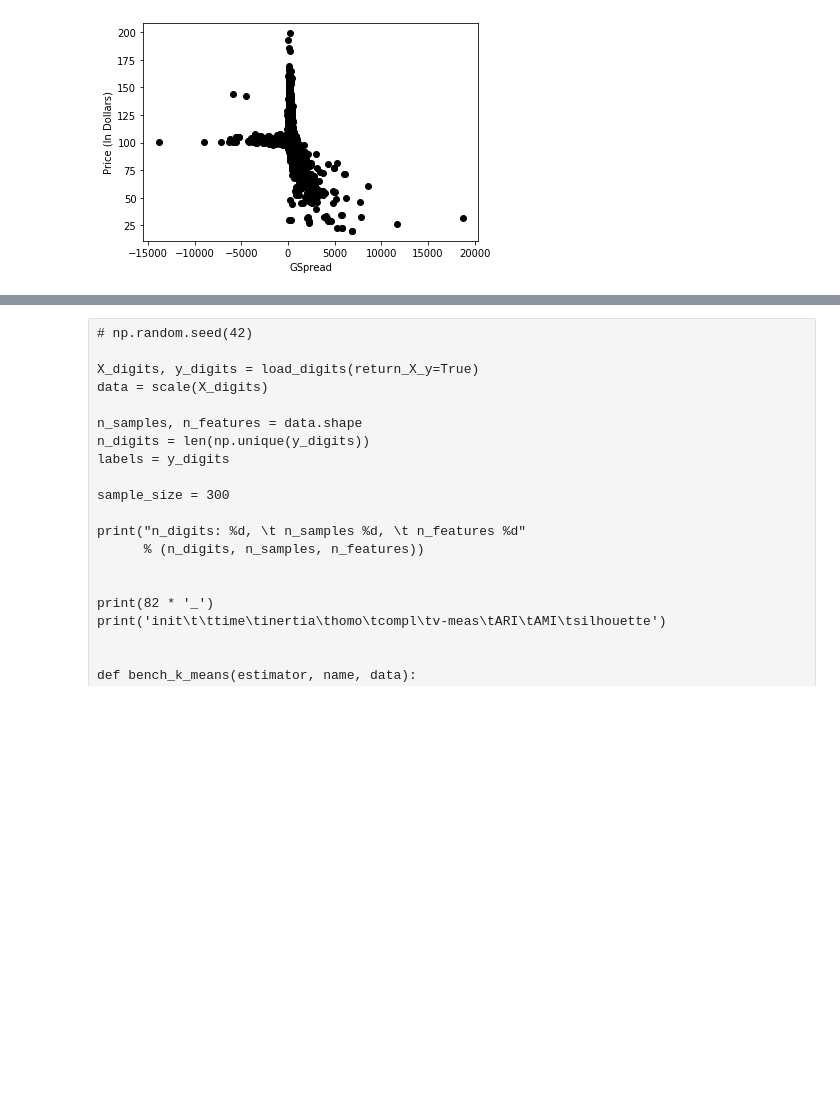
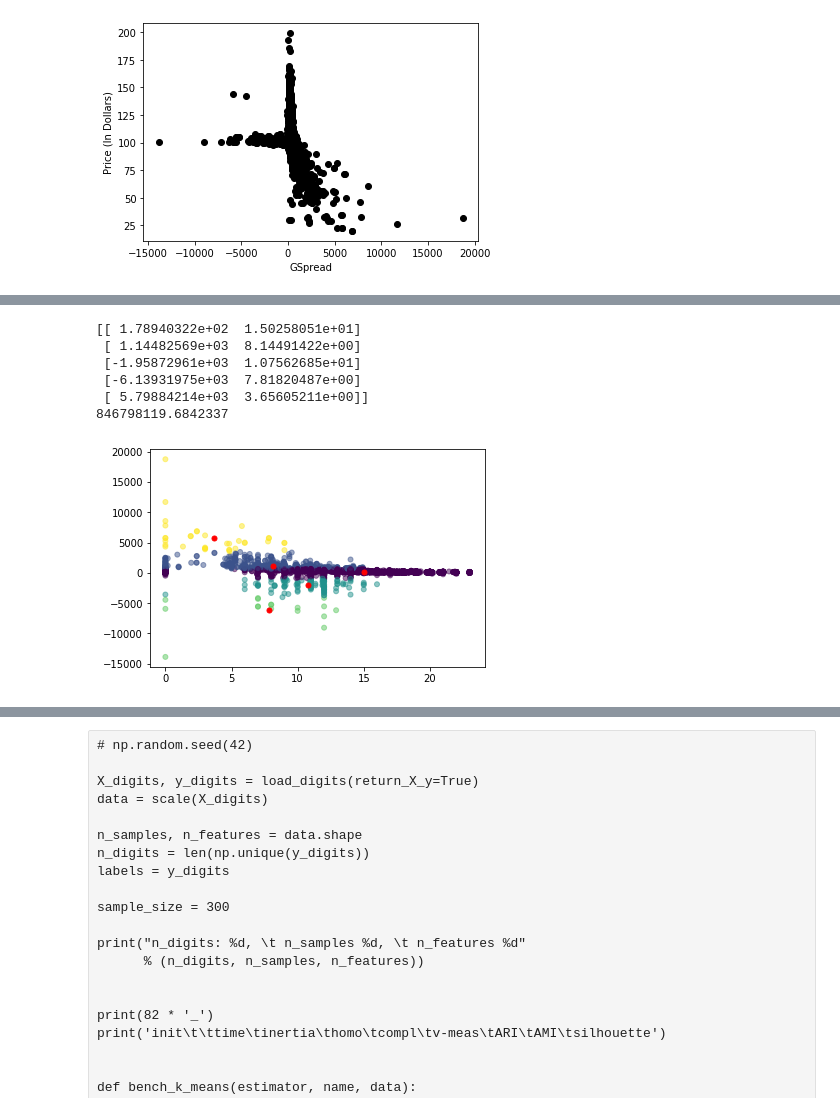
Before and after one commit to caopuzheng/queens_capstone, a Jupyter notebook: Capstone_Pre-processing_Clustering.ipynb, the cells around one changed output, grey strips where cells are left out. Cells and saved outputs as stored; diff of their text form; code cells hidden in the pictures; blank space fills up the shorter version.

```diff
--- a/Capstone_Pre-processing_Clustering.ipynb
+++ b/Capstone_Pre-processing_Clustering.ipynb
@@ -180,0 +212,22 @@ NameError: name 'order_centroids' is not defined
+# %%
+# Visualization only
+df_3 = df[['GSpread', 'RatingSP']]
+
+kmeans3 = KMeans(n_clusters=5, init='k-means++', max_iter=500,
+               n_init=30, verbose=False, random_state=42).fit(df_3)
+centroids_kmeans3 = kmeans3.cluster_centers_
+inertias_kmeans3 = kmeans3.inertia_
+print(centroids_kmeans3)
+print(inertias_kmeans3)
+
+plt.scatter(df_3['RatingSP'], df_3['GSpread'], c= kmeans3.labels_.astype(float), s=25, alpha=0.5)
+plt.scatter(centroids_kmeans3[:, 1], centroids_kmeans3[:, 0], c='red', s=25)
+plt.show()
+# %% [output]
+[[ 1.78940322e+02  1.50258051e+01]
+ [ 1.14482569e+03  8.14491422e+00]
+ [-1.95872961e+03  1.07562685e+01]
+ [-6.13931975e+03  7.81820487e+00]
+ [ 5.79884214e+03  3.65605211e+00]]
+846798119.6842337
+[figure, added]
```
Also changed, not shown: parts of 10 cells of this notebook.
